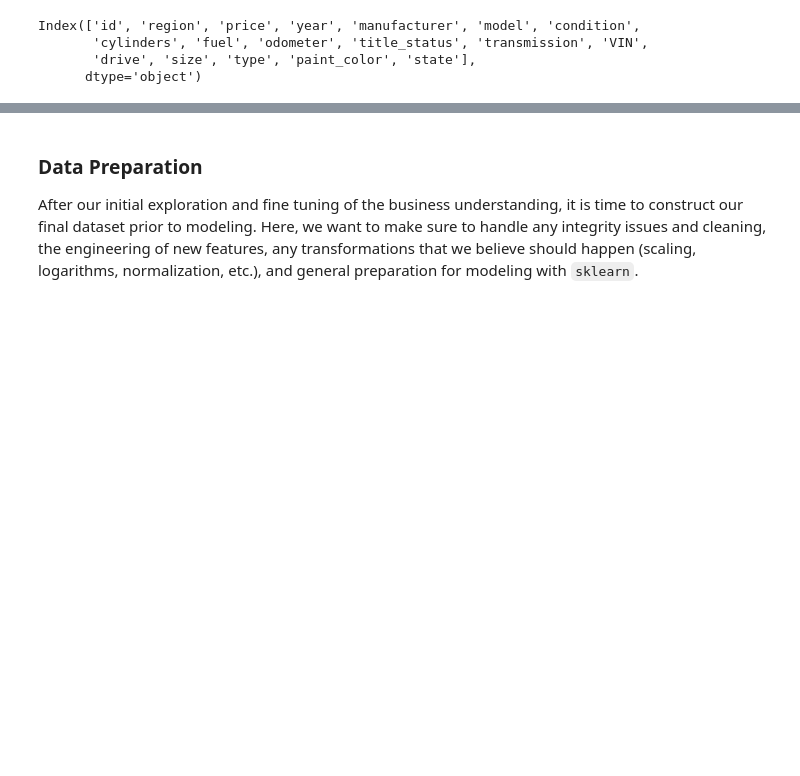
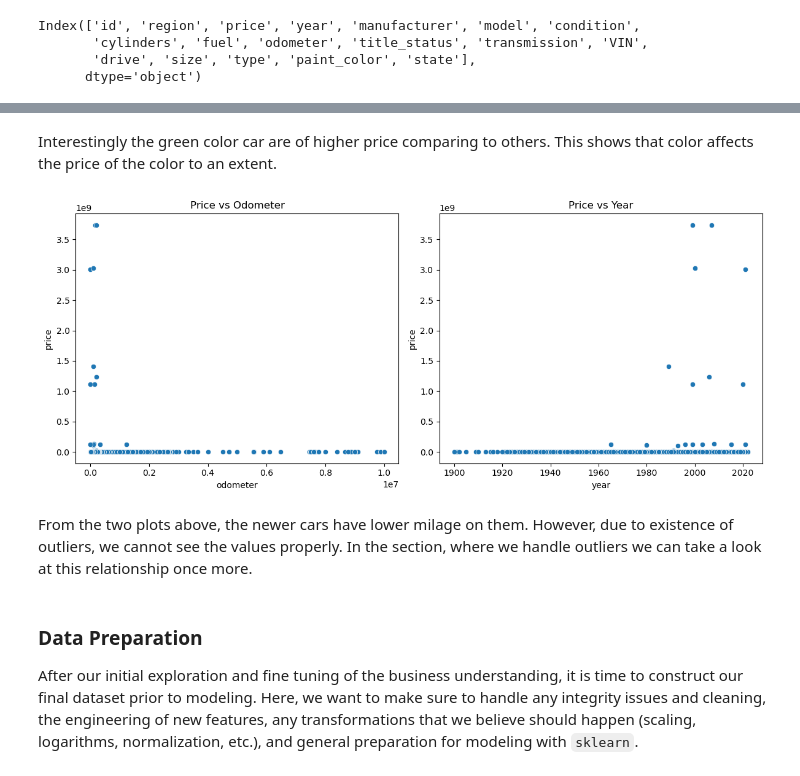
Before and after one commit to Hoomaaan/What-Drives-Prices-of-a-Car, a Jupyter notebook: prompt_II.ipynb, the cells around one changed output, grey strips where cells are left out. Cells and saved outputs as stored; diff of their text form; code cells hidden in the pictures; blank space fills up the shorter version.

Commit message:
Observe outliers

```diff
--- a/prompt_II.ipynb
+++ b/prompt_II.ipynb
@@ -165,3 +175,16 @@ sns.barplot(x='condition', y='price', data=data)
+# %% [markdown]
+Interestingly the green color car are of higher price comparing to others. This shows that color affects the price of the color to an extent.
+# %%
+fig, ax = plt.subplots(1, 2, figsize=(12, 5))
+sns.scatterplot(x='odometer', y='price', data=data, ax=ax[0])
+ax[0].set_title('Price vs Odometer')
+sns.scatterplot(x='year', y='price', data=data, ax=ax[1])
+ax[1].set_title('Price vs Year')
+plt.tight_layout()
+# %% [output]
+[figure, added]
+# %% [markdown]
+From the two plots above, the newer cars have lower milage on them. However, due to existence of outliers, we cannot see the values properly. In the section, where we handle outliers we can take a look at this relationship once more.
 # %% [markdown]
 ### Data Preparation
 
```
Also changed, not shown: parts of 7 cells of this notebook.
